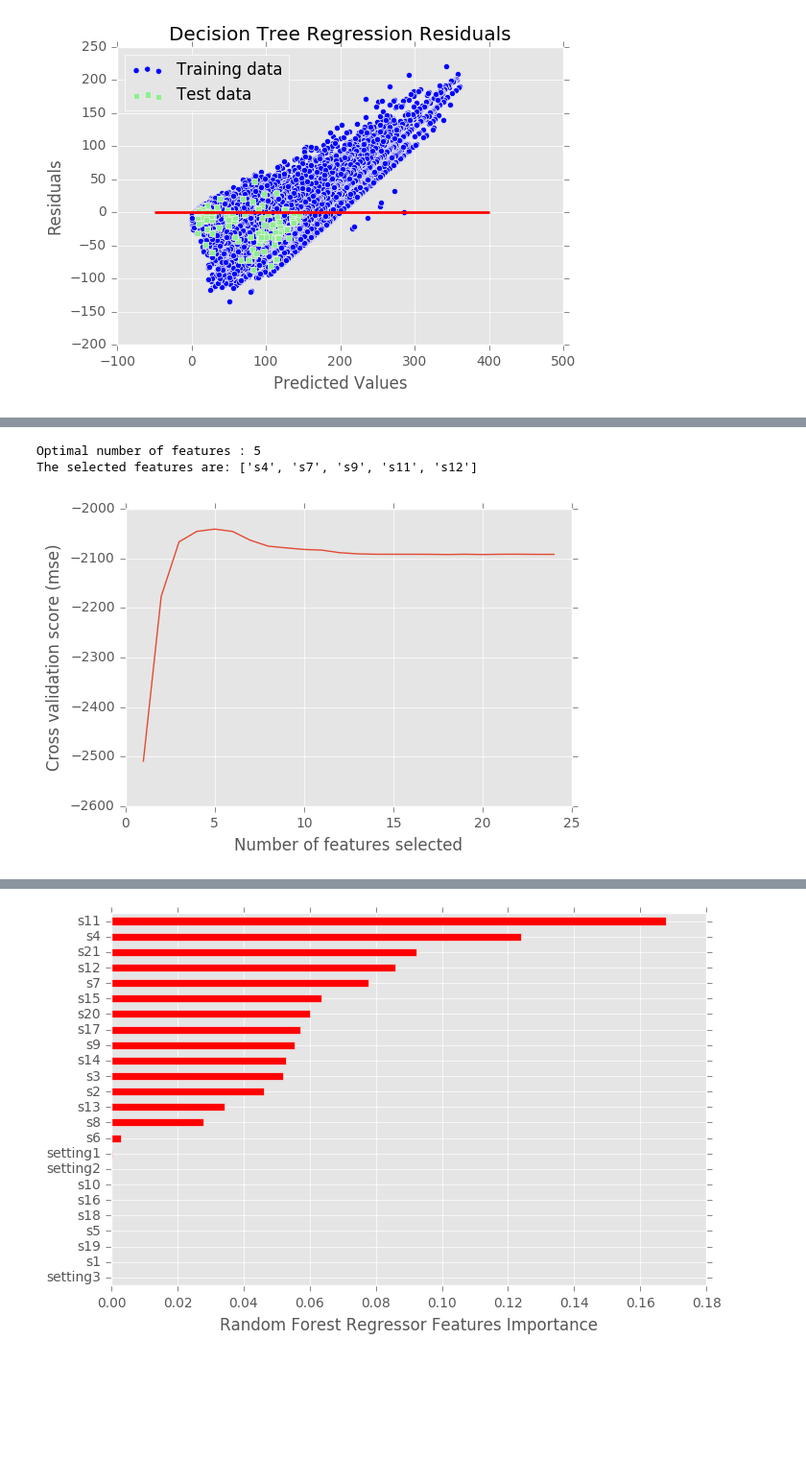
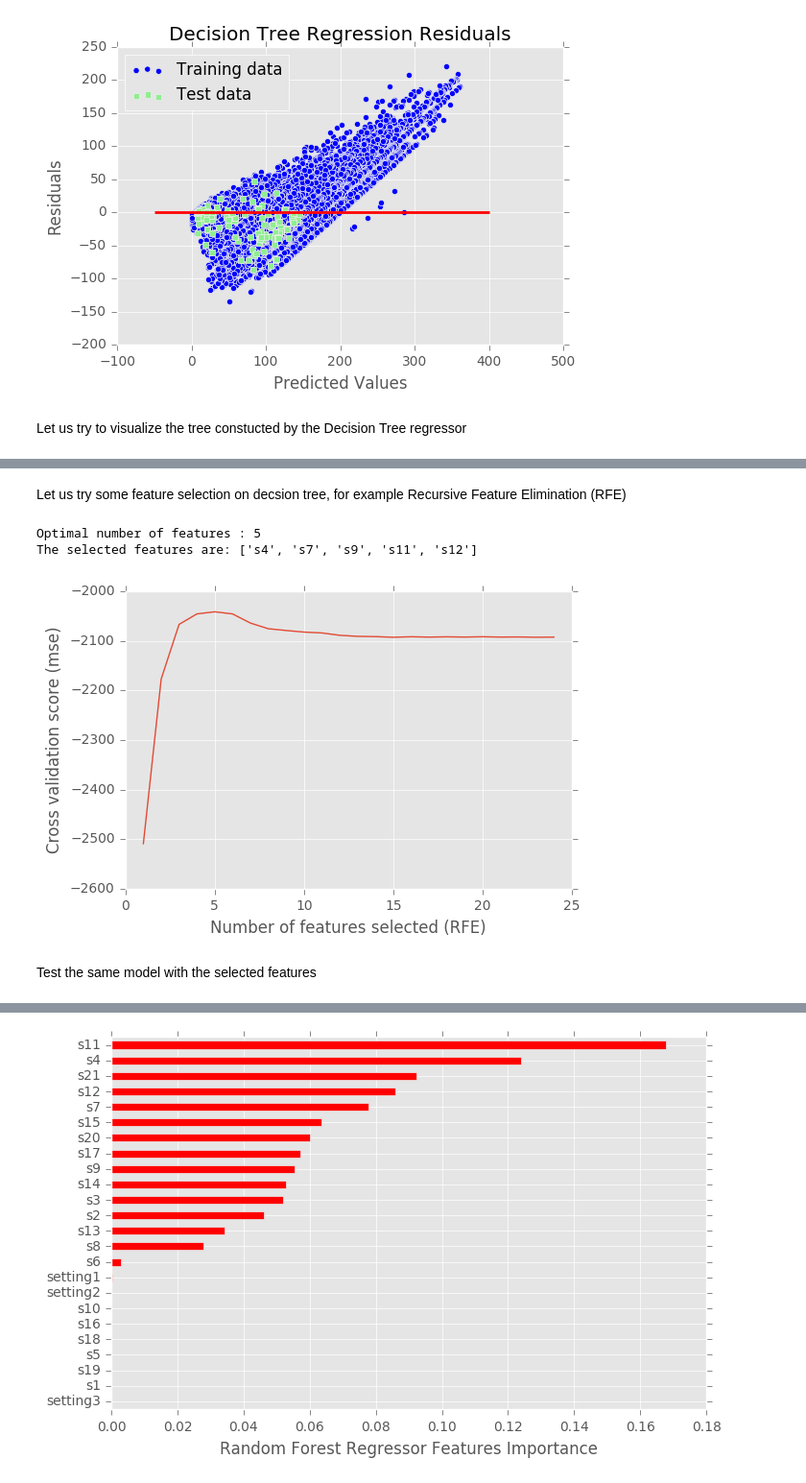
Before and after one commit to Samimust/predictive-maintenance, a Jupyter notebook: Model Selection - Regression.ipynb, the cells around one changed output, grey strips where cells are left out. Shown at 96% size. Cells and saved outputs as stored; diff of their text form; code cells hidden in the pictures; blank space fills up the shorter version.

```diff
--- a/Model Selection - Regression.ipynb
+++ b/Model Selection - Regression.ipynb
@@ -266,6 +311,8 @@ plot_features_weights('Decision Tree Regressor', dtrg.feature_importances_, X_tr
 plot_residual('Decision Tree Regression', y_train_predict, y_train, y_test_predict, y_test)
 # %% [output]
 [figure]
+# %% [markdown]
+Let us try to visualize the tree constucted by the Decision Tree regressor
 # %%
 # view the constructed decision tree
 
@@ -277,31 +324,35 @@ with open("mytree.dot") as f:
 graphviz.Source(dot_graph)
 # %% [output]
 [drawing not drawn]
+# %% [markdown]
+Let us try some feature selection on decsion tree, for example Recursive Feature Elimination (RFE)
 # %%
 # try recursive feature elimination
 
 kfold = model_selection.KFold(n_splits=5, random_state=10)
 
 dtrg = DecisionTreeRegressor(max_depth=7)
 
 rfecv = RFECV(estimator=dtrg, step=1, cv=kfold, scoring='neg_mean_squared_error', n_jobs=-1)
 rfecv.fit(X_train, y_train)
 
 print("Optimal number of features : %d" % rfecv.n_features_)
 
 sel_features = [f for f,s in zip(X_train.columns, rfecv.support_) if s]
 print('The selected features are: {}'.format(sel_features))
 
 # Plot number of features VS. cross-validation scores
 plt.figure()
-plt.xlabel("Number of features selected")
+plt.xlabel("Number of features selected (RFE)")
 plt.ylabel("Cross validation score (mse)")
 plt.plot(range(1, len(rfecv.grid_scores_) + 1), rfecv.grid_scores_)
 plt.show()
 # %% [output]
 Optimal number of features : 5
 The selected features are: ['s4', 's7', 's9', 's11', 's12']
-[figure, old version]
+[figure, new version]
+# %% [markdown]
+Test the same model with the selected features
 # %%
 # Decition Tree with selected features
 
```
Also changed, not shown: parts of 29 cells of this notebook.
